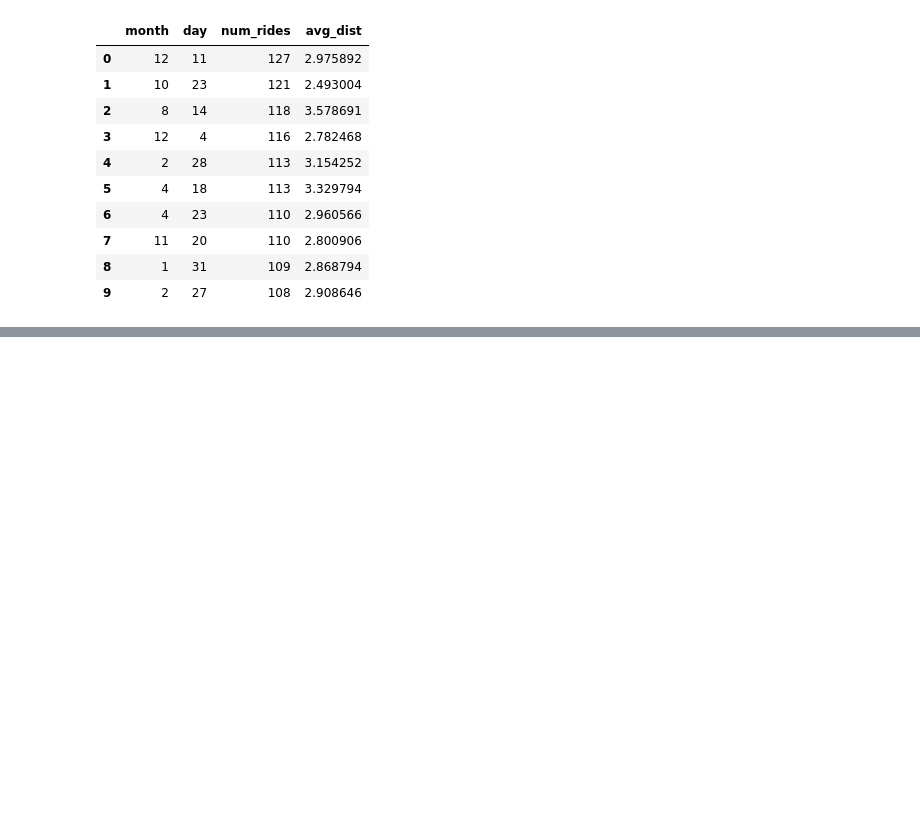
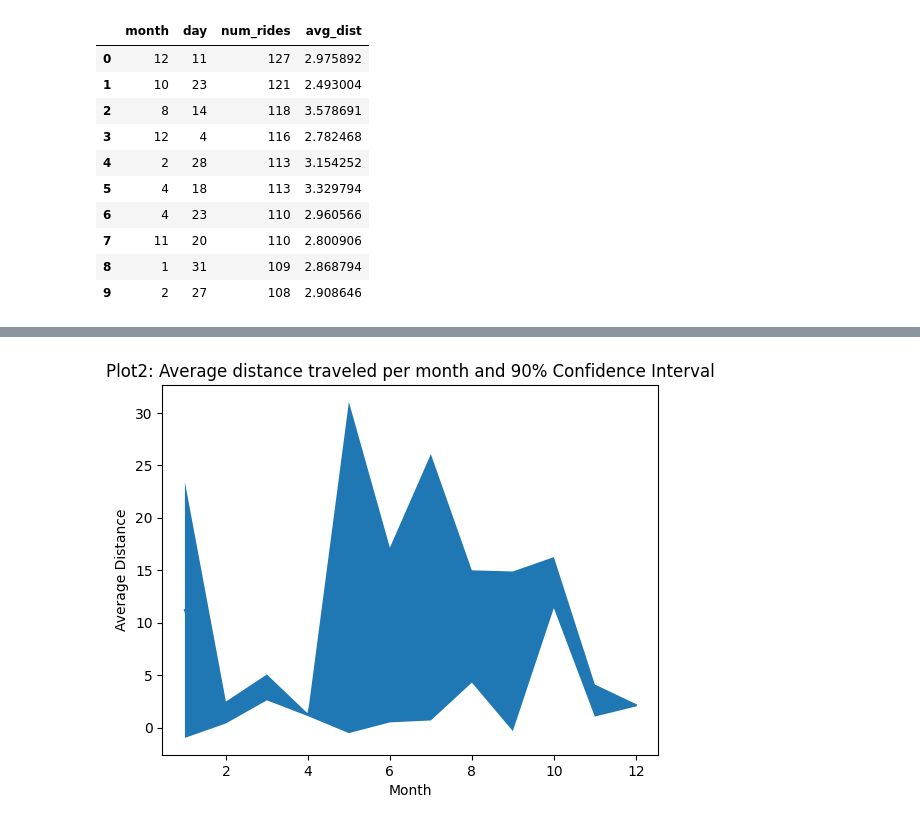
Before and after one commit to Zhizhen-dev/4501-final-project, a Jupyter notebook: project.ipynb, the cells around one changed output, grey strips where cells are left out. Cells and saved outputs as stored; diff of their text form; code cells hidden in the pictures; blank space fills up the shorter version.

```diff
--- a/project.ipynb
+++ b/project.ipynb
@@ -562,6 +562,6 @@ Path('taxi_database3.db').touch()
 # %%
-table_uber = sqlite3.connect('uber_database2.db')
+table_uber = sqlite3.connect('uber_data2.db')
 c = table_uber.cursor()
 c.execute(UBER_TRIPS_SCHEMA)
-uber_dataframe.to_sql('uber_database2', table_uber, if_exists='append', index = False)
+uber_dataframe.to_sql('uber_data2', table_uber, if_exists='append', index = False)
 # %% [output]
@@ -569,8 +569,8 @@ OperationalError: table uber_data already exists
 # %%
-table_taxi = sqlite3.connect('taxi_database3.db')
+table_taxi = sqlite3.connect('taxi_data3.db')
 c1 = table_taxi.cursor()
 c1.execute(TAXI_TRIPS_SCHEMA)
-taxi_data.to_sql('taxi_database3', table_taxi, if_exists='append', index = False)
+taxi_data.to_sql('taxi_data3', table_taxi, if_exists='append', index = False)
 # %% [output]
 195000
 # %%
@@ -795,0 +839,39 @@ plot_visual_n(some_dataframe)
+# %%
+# get dataset which is used to plot for question 2
+def data_for_visual_q2():
+    #read data from uber and taxi SQLlite database
+    dist_list_taxi=c1.execute('SELECT month, distance, AVG(distance) FROM taxi_data3 GROUP BY month').fetchall()
+    dist_list_uber=c.execute('SELECT month, distance, AVG(distance) FROM uber_data2 GROUP BY month').fetchall()
+    #Put them into pandas dataframe
+    df_taxi = pd.DataFrame (dist_list_taxi, columns = ['month','distance', 'avg_dist'])
+    df_uber = pd.DataFrame (dist_list_uber, columns = ['month','distance', 'avg_dist'])
+    #combine them together
+    uber_taxi_dista = pd.concat([df_taxi, df_uber], axis=0)
+    #CI
+    data_uber_taxi = """
+    SELECT month,
+    AVG(distance) as avg_dist,
+    COUNT(*) as count,
+    SQRT(AVG(distance*distance) - AVG(distance)*AVG(distance)) AS std
+    FROM uber_taxi_dista
+    GROUP BY month
+    """
+    vis_table_uber_taxi= sqldf(data_uber_taxi)
+    return vis_table_uber_taxi
+# %%
+#define function for question 2
+def plot_question2(dataframe):
+    plt.title("Plot2: Average distance traveled per month and 90% Confidence Interval")
+    plt.xlabel("Month")
+    plt.ylabel("Average Distance")
+    x=dataframe['month']
+    y = dataframe['avg_dist']
+    plt.plot(x, y)
+    dev = 1.645 * dataframe["std"]/np.sqrt(dataframe["count"])
+    plt.fill_between(x, (y-dev), (y+dev))
+# %%
+# plot a line chart for question 2 as well as the CI
+vis_table_uber_taxi = data_for_visual_q2()
+plot_question2(vis_table_uber_taxi)
+# %% [output]
+[figure, added]
```
Also changed, not shown: parts of 37 cells of this notebook.
